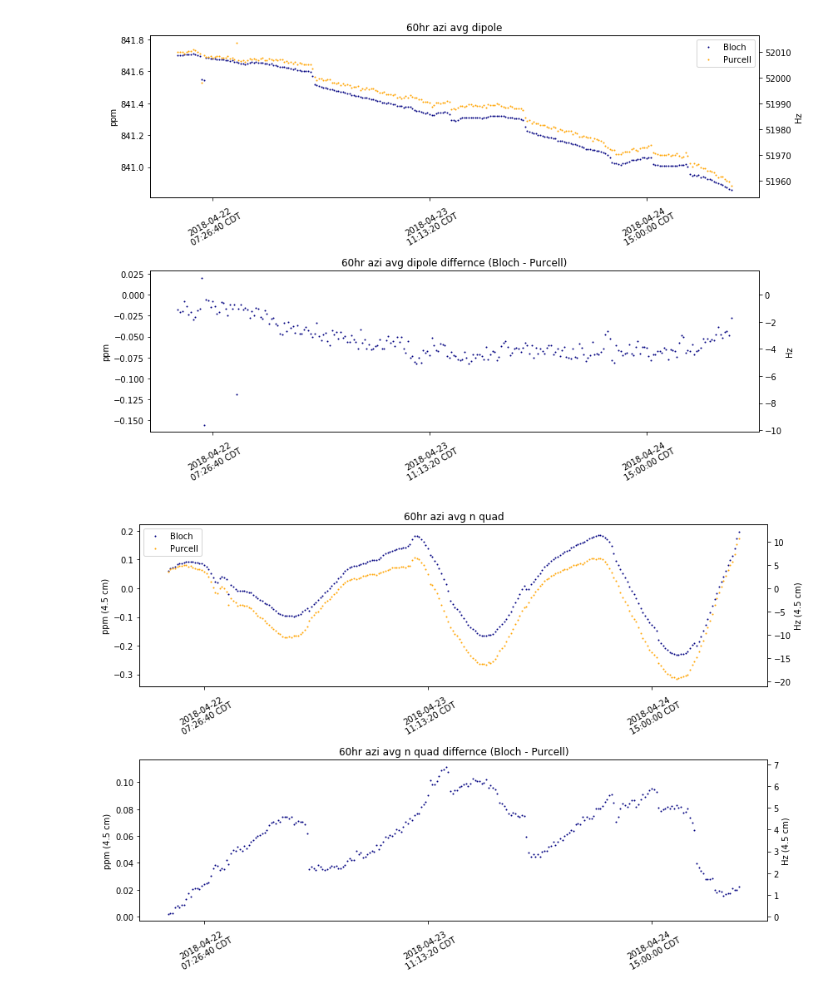
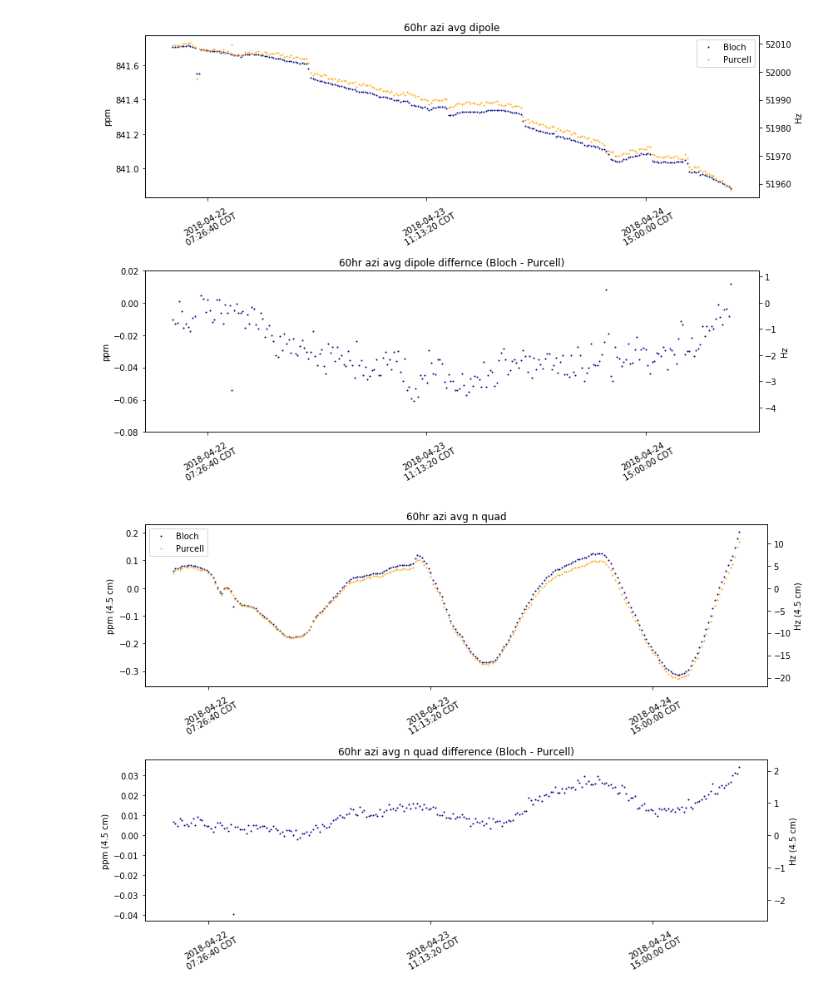
Before and after one commit to aetb/trfp, a Jupyter notebook: bloch_purcell_comparison.ipynb, the cells around one changed output. Drawn from its saved outputs; the diff is of its cells as text; code cells hidden in the pictures.

```diff
--- a/bloch_purcell_comparison.ipynb
+++ b/bloch_purcell_comparison.ipynb
@@ -16,6 +16,8 @@ def plt_set_labels(ax, x_label, y_label, title):
     ax.set_ylabel(y_label)
     ax.set_title(title)
 # %%
-purcell_df = pd.read_csv('purcell_may22_25degveto.csv', index_col=0, header=0)
-bloch_df = pd.read_csv('Bloch_May22.txt', index_col=0, header=None, names=purcell_df.columns, delimiter=' ')
+purcell_df = pd.read_csv('purcell_60hr_7-3.csv', index_col=0, header=0)
+purcell_old_df = pd.read_csv('purcell_may27.txt', index_col=0, header=None, names=purcell_df.columns, delimiter=' ')
+purcell_no_sext_df = pd.read_csv('no_sext_correction', index_col=0, header=0)
+bloch_df = pd.read_csv('Bloch_June17.txt', index_col=0, header=None, names=purcell_df.columns, delimiter=' ')
 bloch_df = bloch_df.drop(axis=0, labels=1524640055)
@@ -34,6 +132,7 @@ plt_unix_time_to_CST(ax[0])
 
 plt.sca(ax[1])
 plt.plot(bloch_df.index.values, bloch_df['m1']-purcell_df['m1'], '.',markersize=2, color='navy')
+ax[1].set_ylim(-0.08, 0.02)
 ax1a = ax[1].twinx()
 mn, mx = ax[1].get_ylim()
 ax1a.set_ylim(mn*61.79, mx*61.79)
@@ -44,30 +143,30 @@ plt_unix_time_to_CST(ax[1])
 fig.set_size_inches(12,8)
 fig.tight_layout()
 # %% [output]
-[figure, old version]
+[figure, new version]
 # %%
 fig, ax = plt.subplots(2,1)
 plt.sca(ax[0])
 plt.plot(bloch_df.index.values, bloch_df['m2'], '.',markersize=2, color='navy',label='Bloch')
 plt.plot(purcell_df.index.values, purcell_df['m2'], '.',markersize=2, color='orange', label='Purcell')
 ax[0].legend()
 ax0a = ax[0].twinx()
 mn, mx = ax[0].get_ylim()
 ax0a.set_ylim(mn*61.79, mx*61.79)
 ax0a.set_ylabel('Hz (4.5 cm)')
 plt_set_labels(ax[0],'','ppm (4.5 cm)','60hr azi avg n quad')
 plt_unix_time_to_CST(ax[0])
 
 plt.sca(ax[1])
 plt.plot(bloch_df.index.values, bloch_df['m2']-purcell_df['m2'], '.',markersize=2, color='navy')
 ax1a = ax[1].twinx()
 mn, mx = ax[1].get_ylim()
 ax1a.set_ylim(mn*61.79, mx*61.79)
 ax1a.set_ylabel('Hz (4.5 cm)')
-plt_set_labels(ax[1],'','ppm (4.5 cm)','60hr azi avg n quad differnce (Bloch - Purcell)')
+plt_set_labels(ax[1],'','ppm (4.5 cm)','60hr azi avg n quad difference (Bloch - Purcell)')
 plt_unix_time_to_CST(ax[1])
 
 fig.set_size_inches(12,8)
 fig.tight_layout()
 # %% [output]
-[figure, old version]
+[figure, new version]
```
Also changed, not shown: parts of 5 cells of this notebook, 25 other files.
